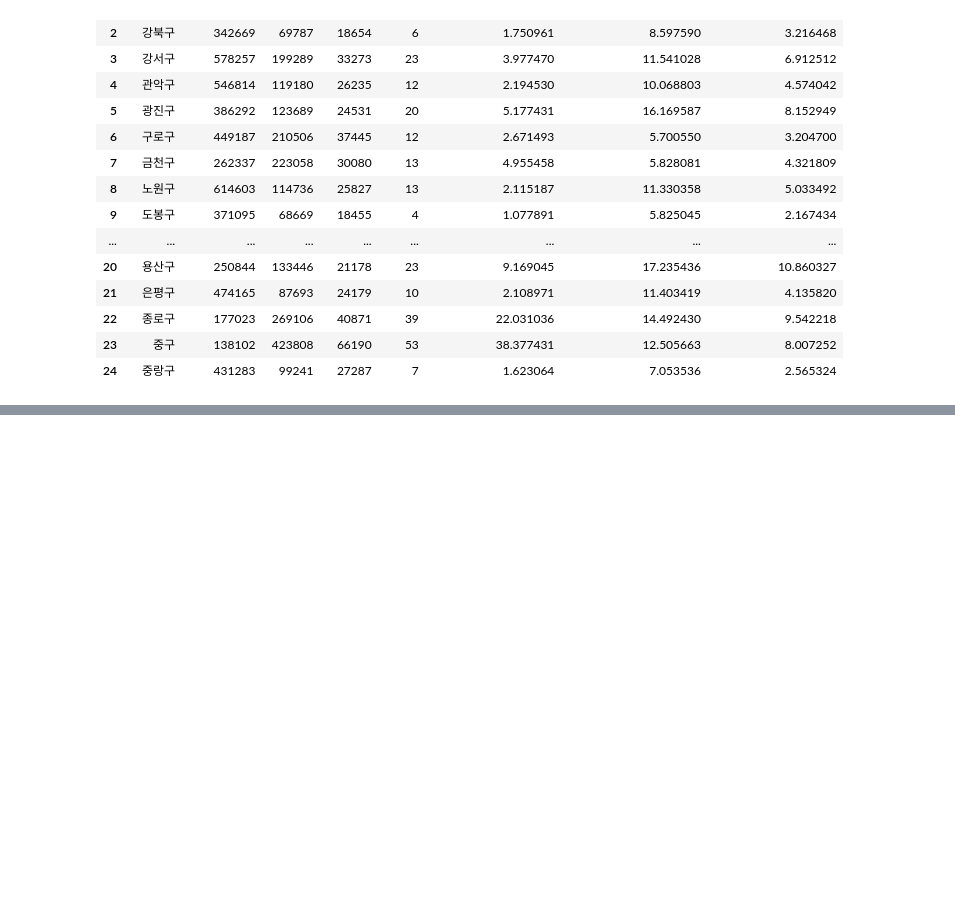
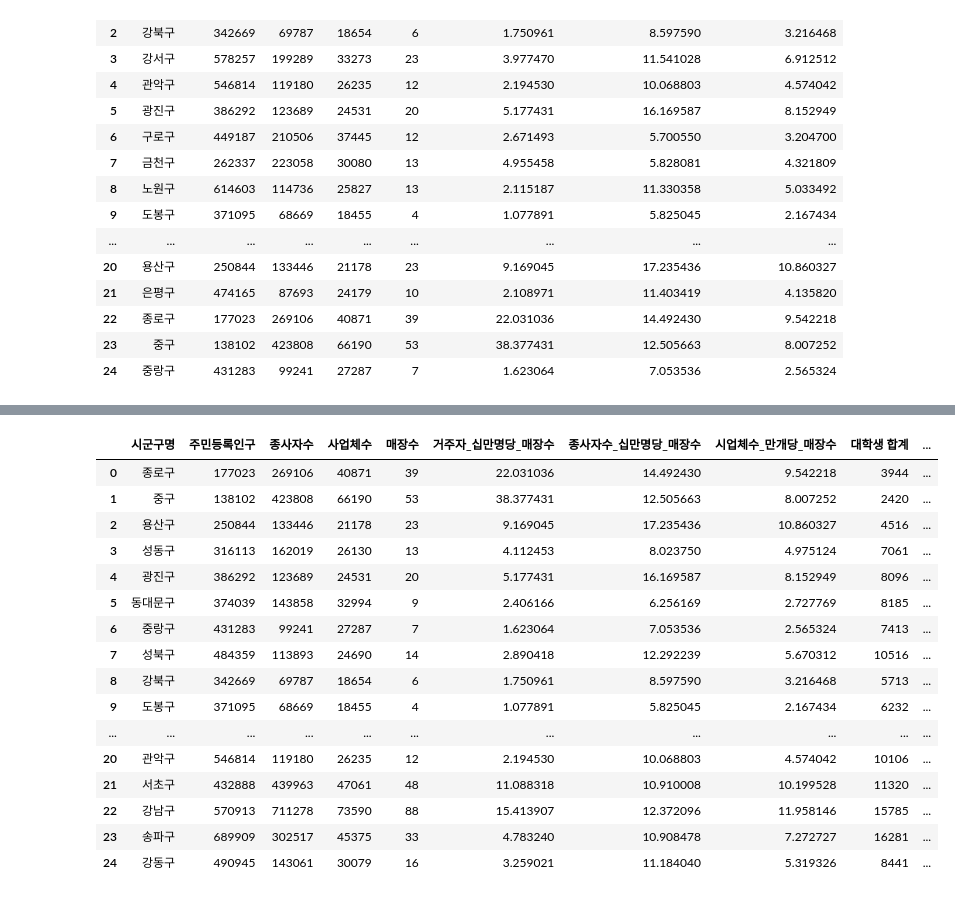
Before and after one commit to jayU000/python202206, a Jupyter notebook: pythonbasic07_starbucks.ipynb, the cells around one changed output, grey strips where cells are left out. Drawn from its saved outputs; the diff is of its cells as text; code cells hidden in the pictures; blank space fills up the shorter version.

```diff
--- a/pythonbasic07_starbucks.ipynb
+++ b/pythonbasic07_starbucks.ipynb
@@ -303,3 +303,12 @@ seoul_sgg
 | 22 | 종로구 | 177023 | 269106 | 40871 | 39 | 22.031036 | 14.492430 | 9.542218 |
 | 23 | 중구 | 138102 | 423808 | 66190 | 53 | 38.377431 | 12.505663 | 8.007252 |
 | 24 | 중랑구 | 431283 | 99241 | 27287 | 7 | 1.623064 | 7.053536 | 2.565324 |
+# %%
+import pandas as pd
+pd.__version__
+
+seoul_univ = pd.read_excel('sgg_uni.xlsx')
+seoul_prd = pd.read_excel('sgg_prd_ratio.xlsx')
+
+seoul_univ
+seoul_prd
@@ -305,0 +349,27 @@ seoul_sgg
+# %%
+# 구별 대학생 정보
+
+merge = pd.merge(seoul_sgg, seoul_univ, how = 'right', on = '시군구명')
+merge.rename(columns={'합계':'대학생 합계', '남자': '남성대학생', '여자': '여성대학생'})
+
+merge = pd.merge(merge, seoul_prd, how = 'right', on = '시군구명')
+merge = merge.rename(columns={'합계':'대학생 합계', '남자': '남성대학생', '여자': '여성대학생'})
+merge
+# %% [output]
+|  | 시군구명 | 주민등록인구 | 종사자수 | 사업체수 | 매장수 | 거주자_십만명당_매장수 | 종사자수_십만명당_매장수 | 시업체수_만개당_매장수 | 대학생 합계 | ... |
+| 0 | 종로구 | 177023 | 269106 | 40871 | 39 | 22.031036 | 14.492430 | 9.542218 | 3944 | ... |
+| 1 | 중구 | 138102 | 423808 | 66190 | 53 | 38.377431 | 12.505663 | 8.007252 | 2420 | ... |
+| 2 | 용산구 | 250844 | 133446 | 21178 | 23 | 9.169045 | 17.235436 | 10.860327 | 4516 | ... |
+| 3 | 성동구 | 316113 | 162019 | 26130 | 13 | 4.112453 | 8.023750 | 4.975124 | 7061 | ... |
+| 4 | 광진구 | 386292 | 123689 | 24531 | 20 | 5.177431 | 16.169587 | 8.152949 | 8096 | ... |
+| 5 | 동대문구 | 374039 | 143858 | 32994 | 9 | 2.406166 | 6.256169 | 2.727769 | 8185 | ... |
+| 6 | 중랑구 | 431283 | 99241 | 27287 | 7 | 1.623064 | 7.053536 | 2.565324 | 7413 | ... |
+| 7 | 성북구 | 484359 | 113893 | 24690 | 14 | 2.890418 | 12.292239 | 5.670312 | 10516 | ... |
+| 8 | 강북구 | 342669 | 69787 | 18654 | 6 | 1.750961 | 8.597590 | 3.216468 | 5713 | ... |
+| 9 | 도봉구 | 371095 | 68669 | 18455 | 4 | 1.077891 | 5.825045 | 2.167434 | 6232 | ... |
+| ... | ... | ... | ... | ... | ... | ... | ... | ... | ... | ... |
+| 20 | 관악구 | 546814 | 119180 | 26235 | 12 | 2.194530 | 10.068803 | 4.574042 | 10106 | ... |
+| 21 | 서초구 | 432888 | 439963 | 47061 | 48 | 11.088318 | 10.910008 | 10.199528 | 11320 | ... |
+| 22 | 강남구 | 570913 | 711278 | 73590 | 88 | 15.413907 | 12.372096 | 11.958146 | 15785 | ... |
+| 23 | 송파구 | 689909 | 302517 | 45375 | 33 | 4.783240 | 10.908478 | 7.272727 | 16281 | ... |
+| 24 | 강동구 | 490945 | 143061 | 30079 | 16 | 3.259021 | 11.184040 | 5.319326 | 8441 | ... |
```
Also changed, not shown: parts of 5 cells of this notebook.
